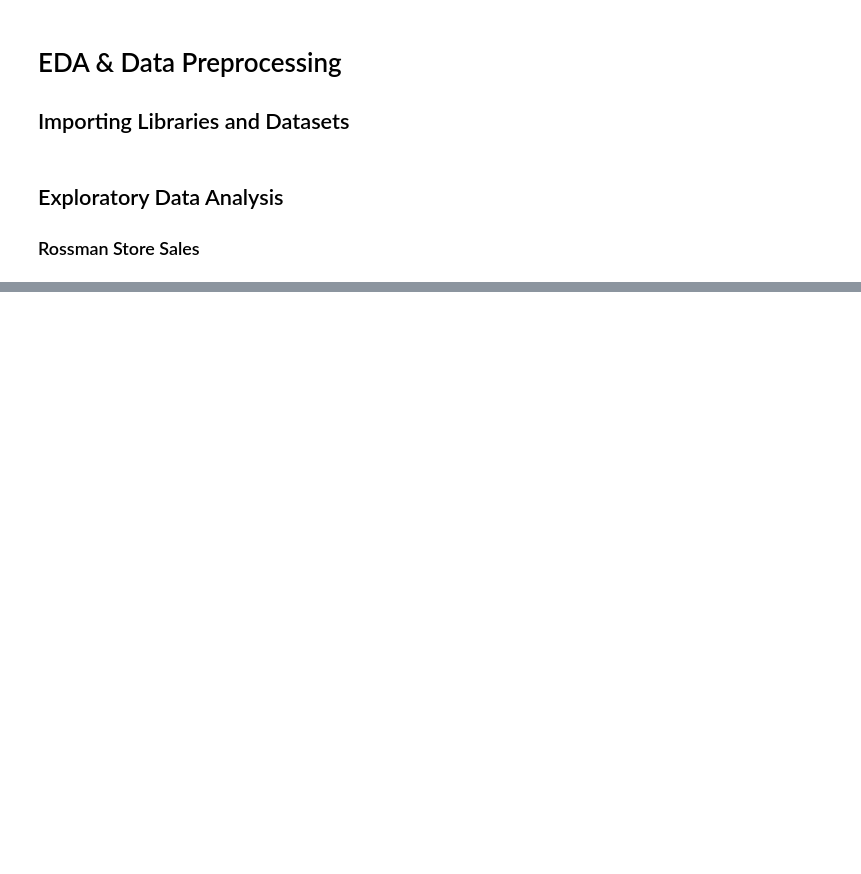
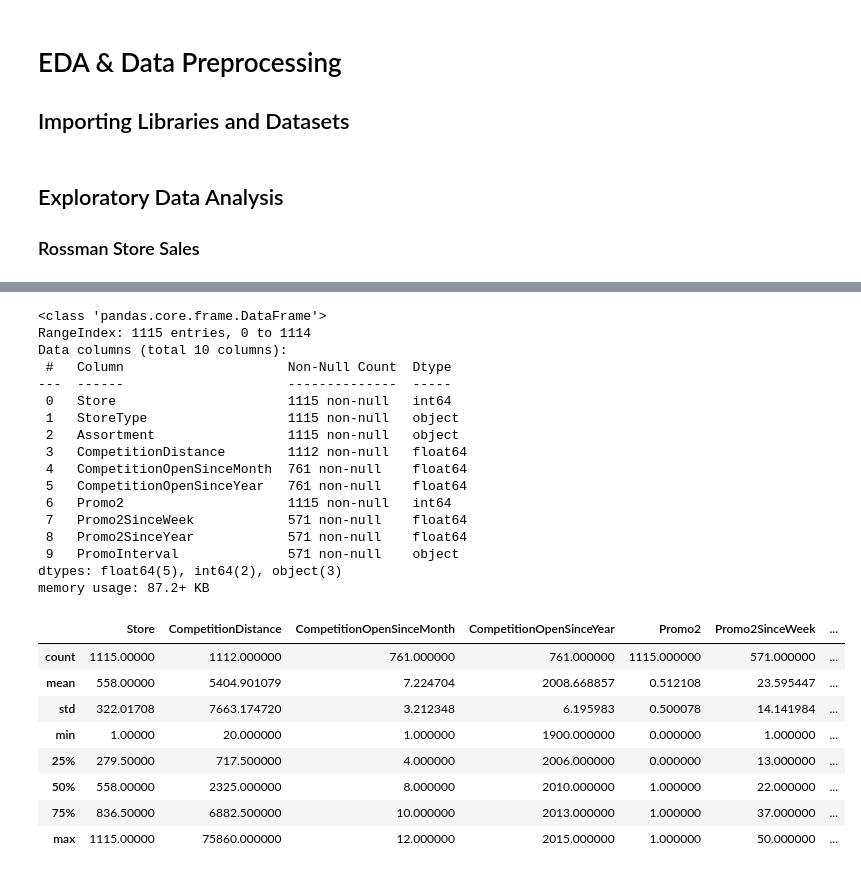
Before and after one commit to davidry777/FACETS-LLM, a Jupyter notebook: notebooks/EDA&Preprocessing.ipynb, the cells around one changed output, grey strips where cells are left out. Drawn from its saved outputs; the diff is of its cells as text; code cells hidden in the pictures; blank space fills up the shorter version.

```diff
--- a/notebooks/EDA&Preprocessing.ipynb
+++ b/notebooks/EDA&Preprocessing.ipynb
@@ -68,0 +126,30 @@ print(f"rossman_df_store shape: {rossman_df_store.shape}")
+# %%
+rossman_df_store.info()
+rossman_df_store.describe()
+# %% [output]
+<class 'pandas.core.frame.DataFrame'>
+RangeIndex: 1115 entries, 0 to 1114
+Data columns (total 10 columns):
+ #   Column                     Non-Null Count  Dtype
+---  ------                     --------------  -----
+ 0   Store                      1115 non-null   int64
+ 1   StoreType                  1115 non-null   object
+ 2   Assortment                 1115 non-null   object
+ 3   CompetitionDistance        1112 non-null   float64
+ 4   CompetitionOpenSinceMonth  761 non-null    float64
+ 5   CompetitionOpenSinceYear   761 non-null    float64
+ 6   Promo2                     1115 non-null   int64
+ 7   Promo2SinceWeek            571 non-null    float64
+ 8   Promo2SinceYear            571 non-null    float64
+ 9   PromoInterval              571 non-null    object
+dtypes: float64(5), int64(2), object(3)
+memory usage: 87.2+ KB
+|  | Store | CompetitionDistance | CompetitionOpenSinceMonth | CompetitionOpenSinceYear | Promo2 | Promo2SinceWeek | ... |
+| count | 1115.00000 | 1112.000000 | 761.000000 | 761.000000 | 1115.000000 | 571.000000 | ... |
+| mean | 558.00000 | 5404.901079 | 7.224704 | 2008.668857 | 0.512108 | 23.595447 | ... |
+| std | 322.01708 | 7663.174720 | 3.212348 | 6.195983 | 0.500078 | 14.141984 | ... |
+| min | 1.00000 | 20.000000 | 1.000000 | 1900.000000 | 0.000000 | 1.000000 | ... |
+| 25% | 279.50000 | 717.500000 | 4.000000 | 2006.000000 | 0.000000 | 13.000000 | ... |
+| 50% | 558.00000 | 2325.000000 | 8.000000 | 2010.000000 | 1.000000 | 22.000000 | ... |
+| 75% | 836.50000 | 6882.500000 | 10.000000 | 2013.000000 | 1.000000 | 37.000000 | ... |
+| max | 1115.00000 | 75860.000000 | 12.000000 | 2015.000000 | 1.000000 | 50.000000 | ... |
```
Also changed, not shown: parts of 15 cells of this notebook, 2 other files.
